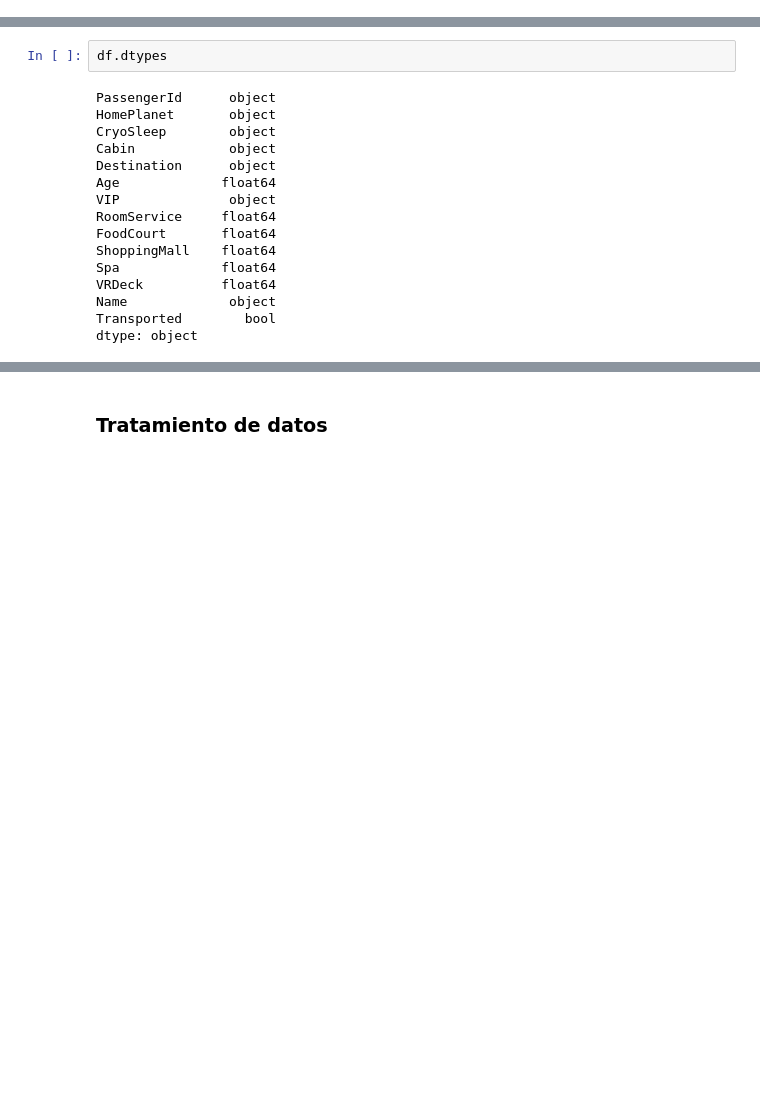
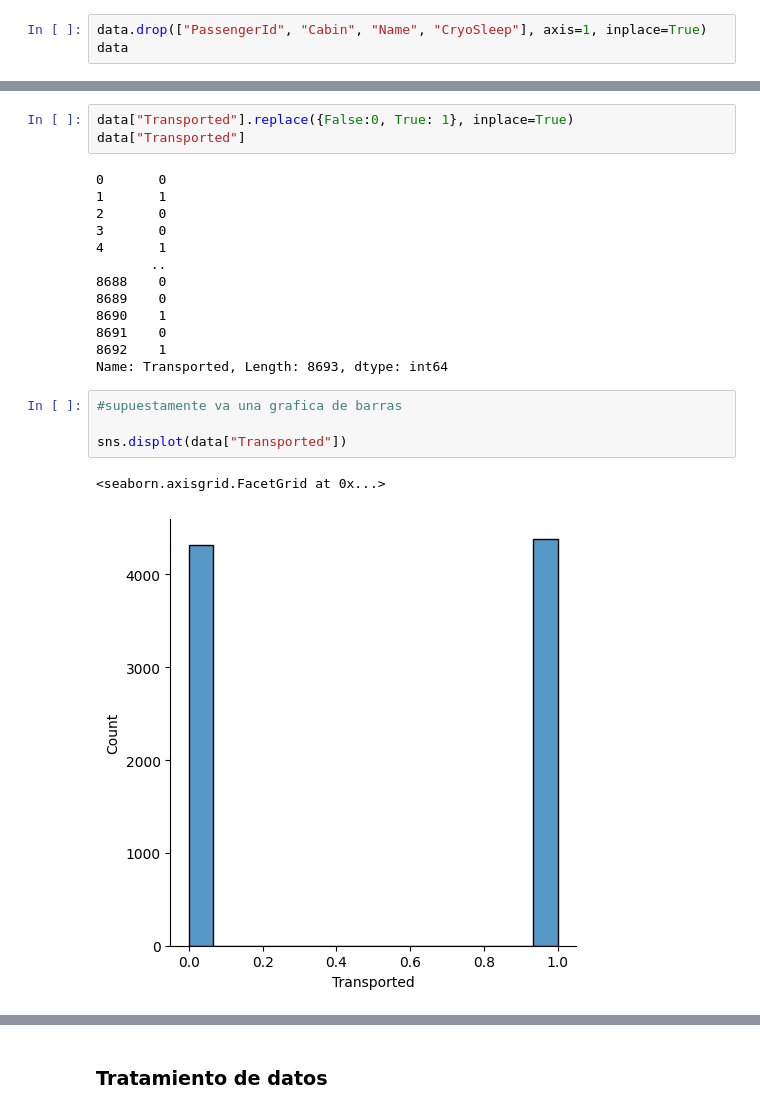
Before and after one commit to Fezacode92/Spaceship-Titanic, a Jupyter notebook: Spaceship_Titanic.ipynb, the cells around one changed output, grey strips where cells are left out. Drawn from its saved outputs; the diff is of its cells as text; blank space fills up the shorter version.

```diff
--- a/Spaceship_Titanic.ipynb
+++ b/Spaceship_Titanic.ipynb
@@ -19,0 +88,3 @@ df.head()
+# %%
+data.drop(["PassengerId", "Cabin", "Name", "CryoSleep"], axis=1, inplace=True)
+data
@@ -20,19 +105,24 @@ df.head()
 # %%
-df.dtypes
+data["Transported"].replace({False:0, True: 1}, inplace=True)
+data["Transported"]
 # %% [output]
-PassengerId      object
-HomePlanet       object
-CryoSleep        object
-Cabin            object
-Destination      object
-Age             float64
-VIP              object
-RoomService     float64
-FoodCourt       float64
-ShoppingMall    float64
-Spa             float64
-VRDeck          float64
-Name             object
-Transported        bool
-dtype: object
+0       0
+1       1
+2       0
+3       0
+4       1
+       ..
+8688    0
+8689    0
+8690    1
+8691    0
+8692    1
+Name: Transported, Length: 8693, dtype: int64
+# %%
+#supuestamente va una grafica de barras
+
+sns.displot(data["Transported"])
+# %% [output]
+<seaborn.axisgrid.FacetGrid at 0x...>
+[figure, added]
 # %%
```
Also changed, not shown: parts of 49 cells of this notebook.
